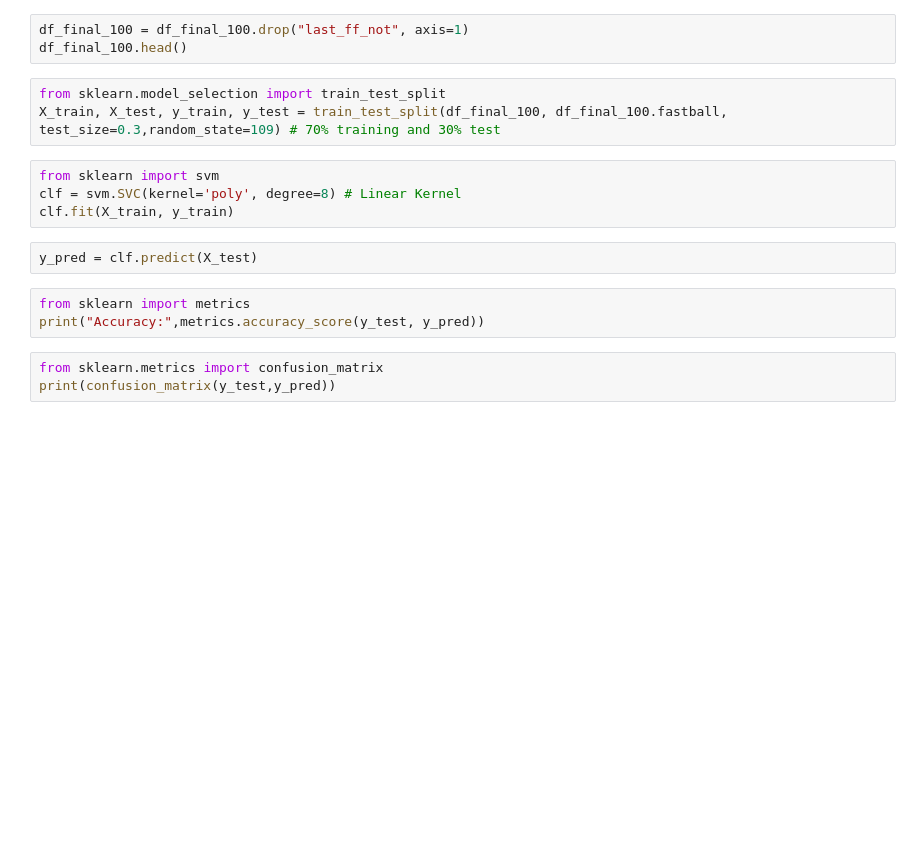
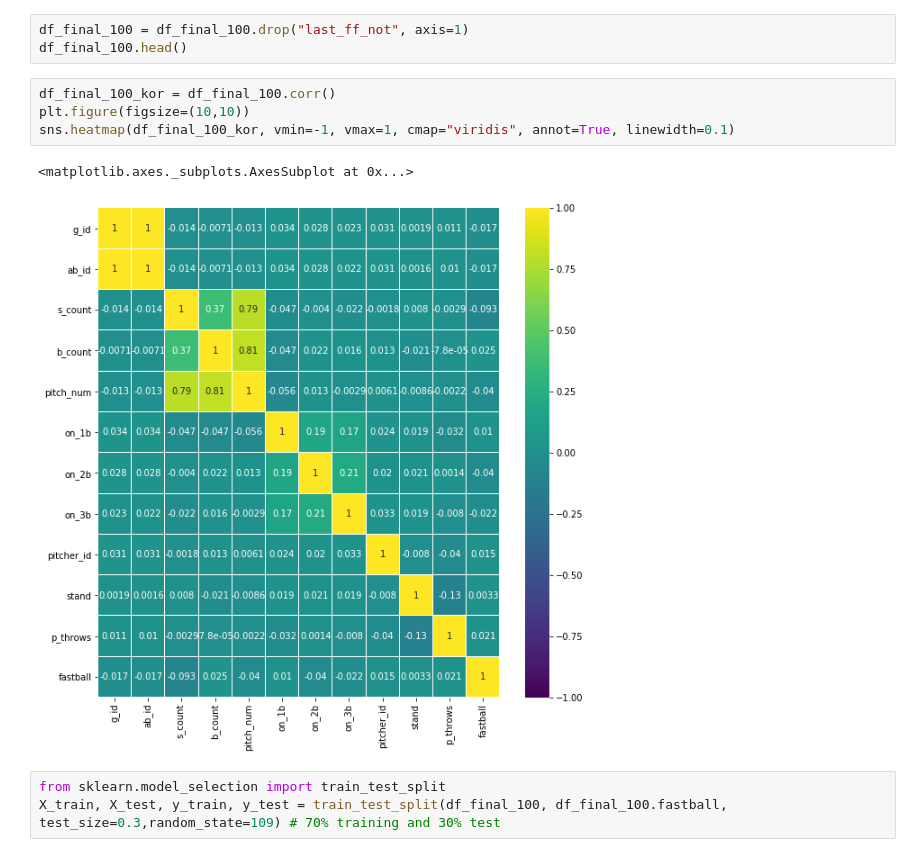
Before and after one commit to ShafinH/Pitch-Prediction, a Jupyter notebook: 03_svm_python.ipynb, the cells around one changed output. Cells and saved outputs as stored; diff of their text form; blank space fills up the shorter version.

```diff
--- a/03_svm_python.ipynb
+++ b/03_svm_python.ipynb
@@ -16,18 +28,13 @@ df_final_100.stand = [p_throws[item] for item in df_final_100.stand]
 # %%
 df_final_100 = df_final_100.drop("last_ff_not", axis=1)
 df_final_100.head()
+# %%
+df_final_100_kor = df_final_100.corr()
+plt.figure(figsize=(10,10))
+sns.heatmap(df_final_100_kor, vmin=-1, vmax=1, cmap="viridis", annot=True, linewidth=0.1)
+# %% [output]
+<matplotlib.axes._subplots.AxesSubplot at 0x...>
+[figure, added]
 # %%
 from sklearn.model_selection import train_test_split
 X_train, X_test, y_train, y_test = train_test_split(df_final_100, df_final_100.fastball, test_size=0.3,random_state=109) # 70% training and 30% test
-# %%
-from sklearn import svm
-clf = svm.SVC(kernel='poly', degree=8) # Linear Kernel
-clf.fit(X_train, y_train)
-# %%
-y_pred = clf.predict(X_test)
-# %%
-from sklearn import metrics
-print("Accuracy:",metrics.accuracy_score(y_test, y_pred))
-# %%
-from sklearn.metrics import confusion_matrix
-print(confusion_matrix(y_test,y_pred))
```
Also changed, not shown: parts of 2 cells of this notebook.
